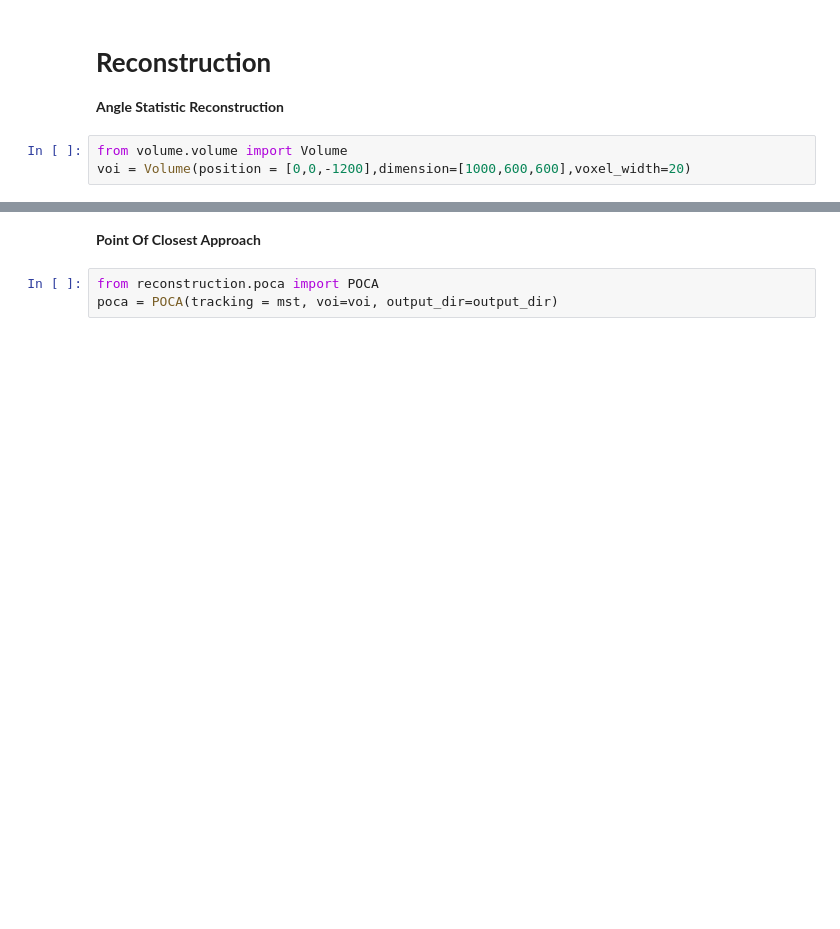
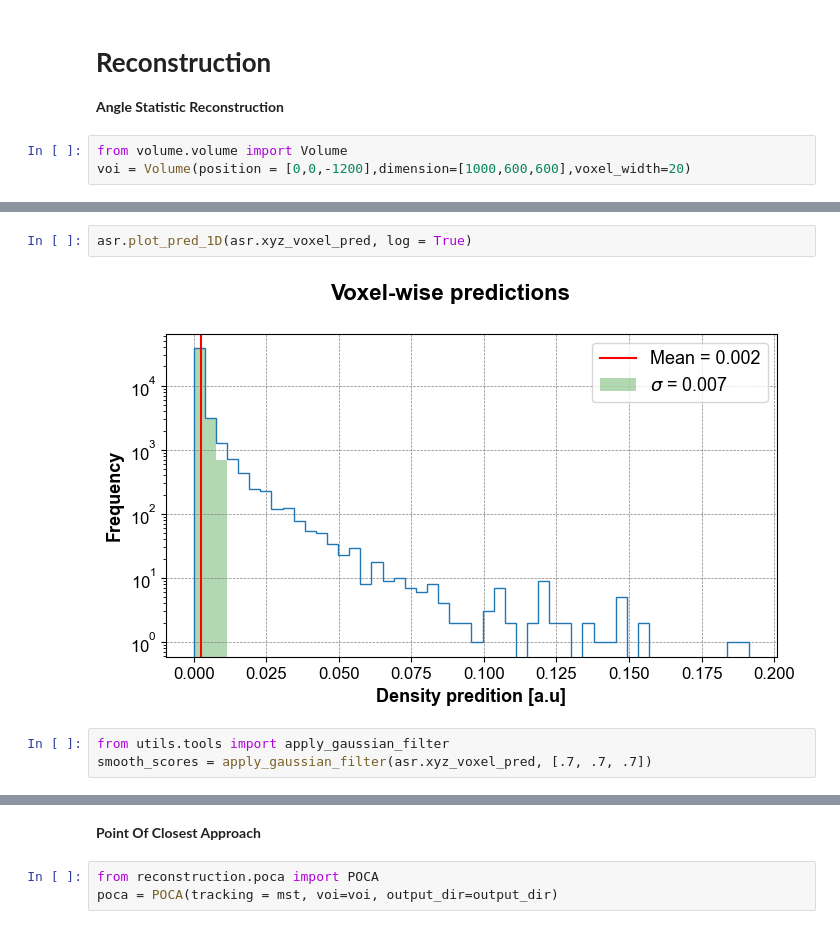
Before and after one commit to MaximeLagrange/MuographBeta, a Jupyter notebook: examples/00_MST_reconstruction_example.ipynb, the cells around one changed output, grey strips where cells are left out. Saved outputs shown, nothing was run; the diff lists cells and outputs as text; blank space fills up the shorter version.

```diff
--- a/examples/00_MST_reconstruction_example.ipynb
+++ b/examples/00_MST_reconstruction_example.ipynb
@@ -102,0 +113,7 @@ Compute final score
+# %%
+asr.plot_pred_1D(asr.xyz_voxel_pred, log = True)
+# %% [output]
+[figure, added]
+# %%
+from utils.tools import apply_gaussian_filter
+smooth_scores = apply_gaussian_filter(asr.xyz_voxel_pred, [.7, .7, .7])
```
Also changed, not shown: parts of 27 cells of this notebook.
